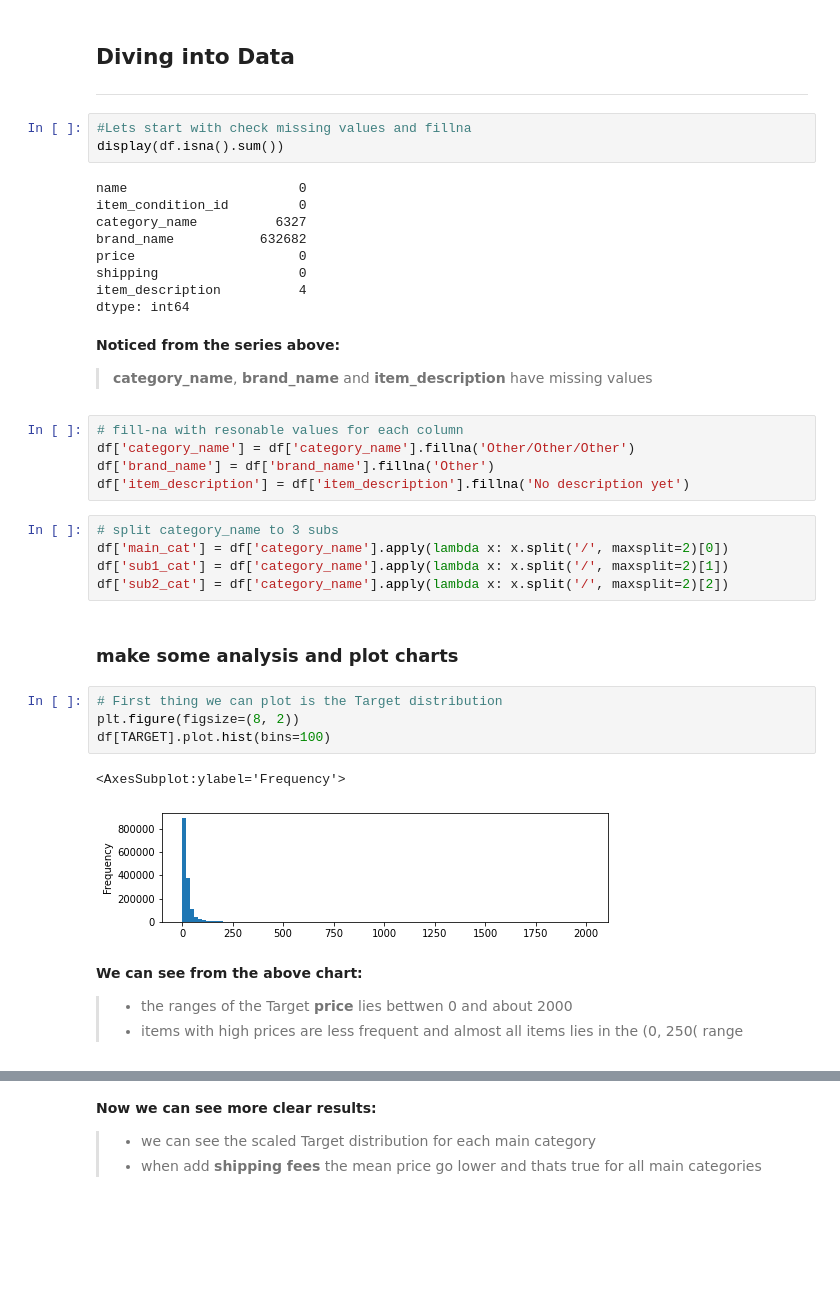
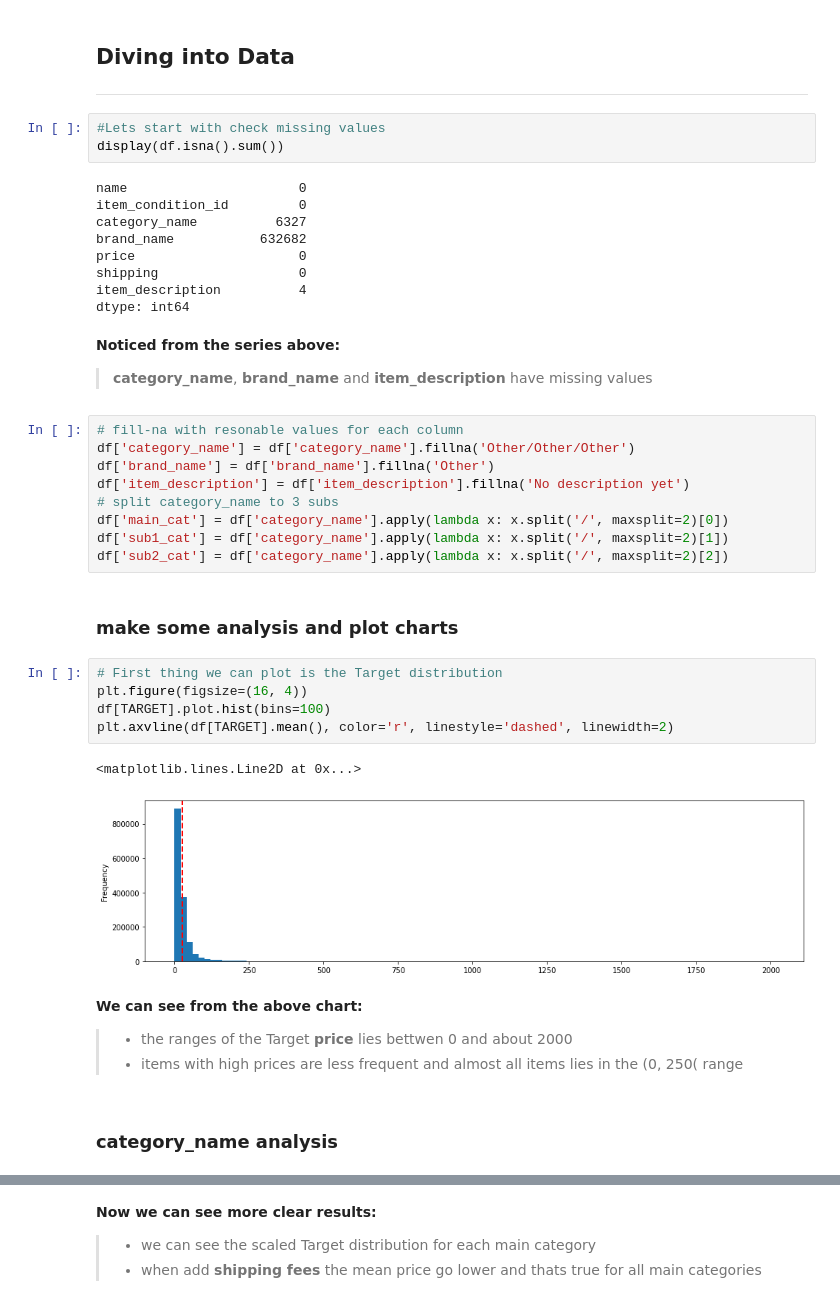
Before and after one commit to baselhx2/mercari, a Jupyter notebook: mpsc_eda.ipynb, the cells around one changed output, grey strips where cells are left out. Saved outputs shown, nothing was run; the diff lists cells and outputs as text; blank space fills up the shorter version.

```diff
--- a/mpsc_eda.ipynb
+++ b/mpsc_eda.ipynb
@@ -159,7 +143,7 @@ Name: category_name, dtype: int64
 ## Diving into Data
 <hr >
 # %%
-#Lets start with check missing values and fillna
+#Lets start with check missing values
 display(df.isna().sum())
 # %% [output]
 name                      0
@@ -178,23 +162,25 @@ dtype: int64
 df['category_name'] = df['category_name'].fillna('Other/Other/Other')
 df['brand_name'] = df['brand_name'].fillna('Other')
 df['item_description'] = df['item_description'].fillna('No description yet')
+# split category_name to 3 subs
+df['main_cat'] = df['category_name'].apply(lambda x: x.split('/', maxsplit=2)[0])
+df['sub1_cat'] = df['category_name'].apply(lambda x: x.split('/', maxsplit=2)[1])
+df['sub2_cat'] = df['category_name'].apply(lambda x: x.split('/', maxsplit=2)[2])
-# %%
-# split category_name to 3 subs
-df['main_cat'] = df['category_name'].apply(lambda x: x.split('/', maxsplit=2)[0])
-df['sub1_cat'] = df['category_name'].apply(lambda x: x.split('/', maxsplit=2)[1])
-df['sub2_cat'] = df['category_name'].apply(lambda x: x.split('/', maxsplit=2)[2])
 # %% [markdown]
 ### make some analysis and plot charts
 # %%
 # First thing we can plot is the Target distribution
-plt.figure(figsize=(8, 2))
+plt.figure(figsize=(16, 4))
 df[TARGET].plot.hist(bins=100)
+plt.axvline(df[TARGET].mean(), color='r', linestyle='dashed', linewidth=2)
 # %% [output]
-<AxesSubplot:ylabel='Frequency'>
+<matplotlib.lines.Line2D at 0x...>
-[figure, old version]
+[figure, new version]
 # %% [markdown]
 **We can see from the above chart:**
 > - the ranges of the Target **price** lies bettwen 0 and about 2000
 > - items with high prices are less frequent and almost all items lies in the (0, 250( range
+# %% [markdown]
+### category_name analysis
 # %%
 # plot the prices of each main category and shipping fees
```
Also changed, not shown: parts of 15 cells of this notebook.
